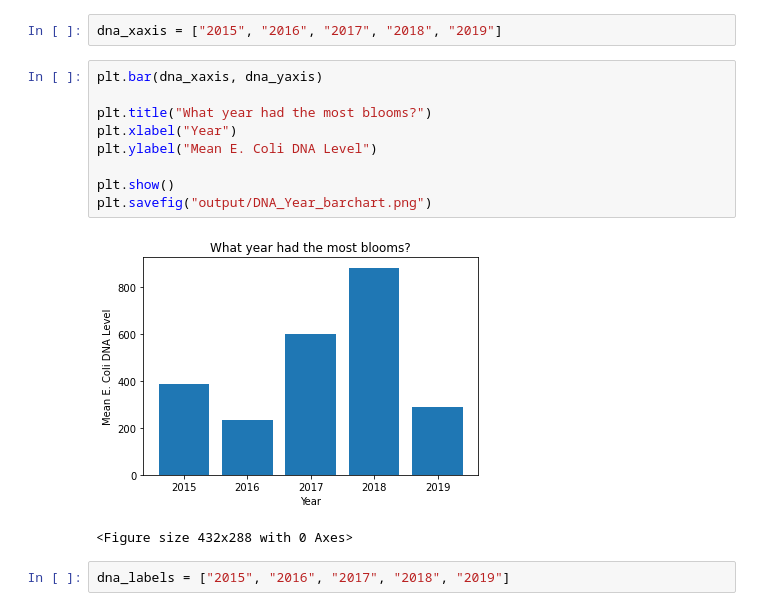
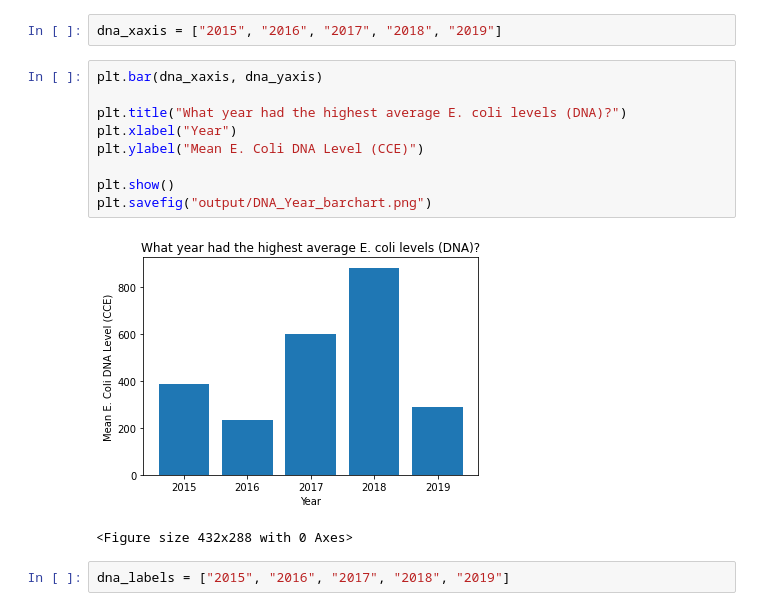
Before and after one commit to ander1908/Bootcamp_Project1, a Jupyter notebook: Final Data Analysis.ipynb, the cells around one changed output. Drawn from its saved outputs; the diff is of its cells as text.

```diff
--- a/Final Data Analysis.ipynb
+++ b/Final Data Analysis.ipynb
@@ -632,14 +661,14 @@ dna_xaxis = ["2015", "2016", "2017", "2018", "2019"]
 # %%
 plt.bar(dna_xaxis, dna_yaxis)
 
-plt.title("What year had the most blooms?")
+plt.title("What year had the highest average E. coli levels (DNA)?")
 plt.xlabel("Year")
-plt.ylabel("Mean E. Coli DNA Level")
+plt.ylabel("Mean E. Coli DNA Level (CCE)")
 
 plt.show()
 plt.savefig("output/DNA_Year_barchart.png")
 # %% [output]
-[figure, old version]
+[figure, new version]
 <Figure size 432x288 with 0 Axes>
 # %%
 dna_labels = ["2015", "2016", "2017", "2018", "2019"]
```
Also changed, not shown: parts of 14 cells of this notebook.
